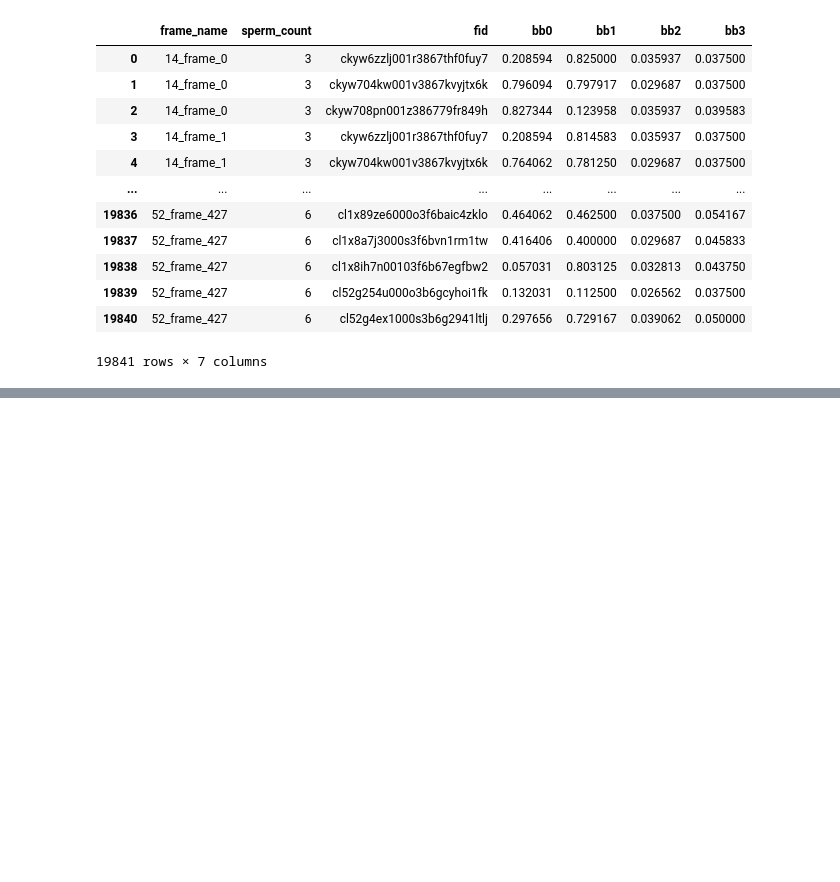
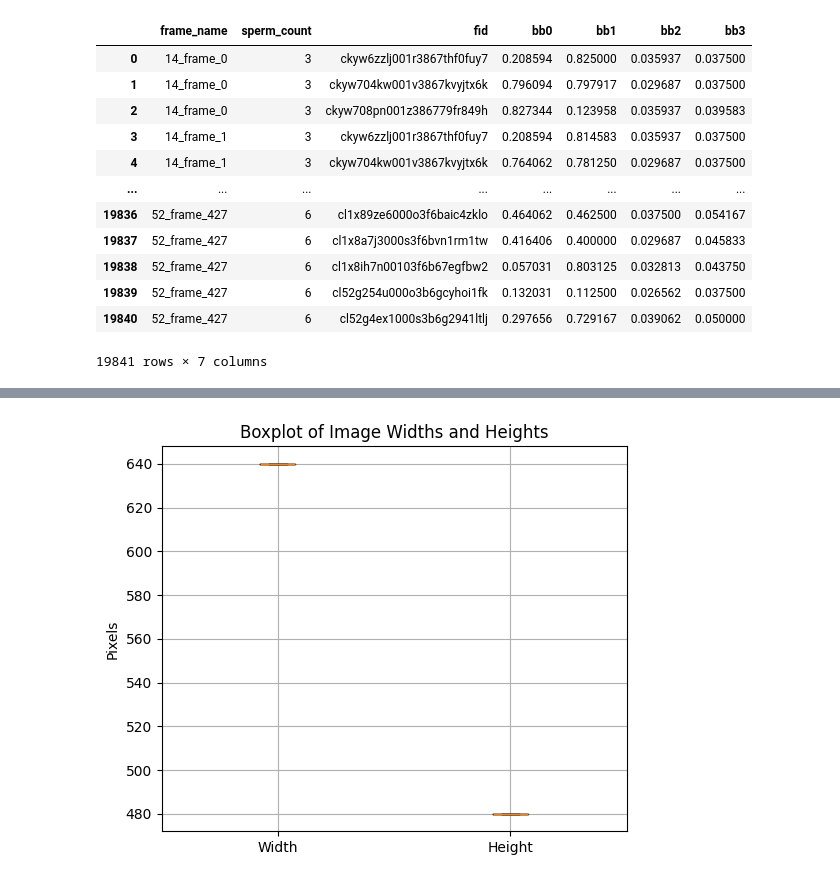
Before and after one commit to Emanrz7613/DSBA_6165, a Jupyter notebook: Data Exploration/Data_Analysis.ipynb, the cells around one changed output, grey strips where cells are left out. Cells and saved outputs as stored; diff of their text form; code cells hidden in the pictures; blank space fills up the shorter version.

Commit message:
Update Data_Analysis.ipynb
performed data analysis on dataset and added markdown cells explaining the process.

```diff
--- a/Data Exploration/Data_Analysis.ipynb
+++ b/Data Exploration/Data_Analysis.ipynb
@@ -44,0 +119,45 @@ df
+# %%
+# Function to get image properties
+def get_image_properties(image_path):
+    img = cv2.imread(image_path)
+    if img is None:
+        return None, None
+    height, width = img.shape[:2]
+    aspect_ratio = width / height
+    return (width, height), aspect_ratio
+# %%
+# Lists to store image properties
+image_sizes = []
+aspect_ratios = []
+missing_images = []
+
+# Iterate through the dataset and collect image properties
+for frame in df["frame_name"].unique():
+    image_path = os.path.join(image_folder, frame + ".jpg")
+
+    if not os.path.exists(image_path):
+        missing_images.append(frame)
+        continue
+
+    size, aspect_ratio = get_image_properties(image_path)
+    if size:
+        image_sizes.append(size)
+        aspect_ratios.append(aspect_ratio)
+# %%
+# Convert to DataFrame for analysis
+image_df = pd.DataFrame(image_sizes, columns=["Width", "Height"])
+image_df["Aspect Ratio"] = aspect_ratios
+# %%
+# Create a boxplot for Width and Height
+plt.figure(figsize=(6, 5))
+plt.boxplot([image_df["Width"], image_df["Height"]], labels=["Width", "Height"])
+
+# Labels and title
+plt.ylabel("Pixels")
+plt.title("Boxplot of Image Widths and Heights")
+plt.grid(True)
+
+# Show the plot
+plt.show()
+# %% [output]
+[figure, added]
```
Also changed, not shown: parts of 33 cells of this notebook.
